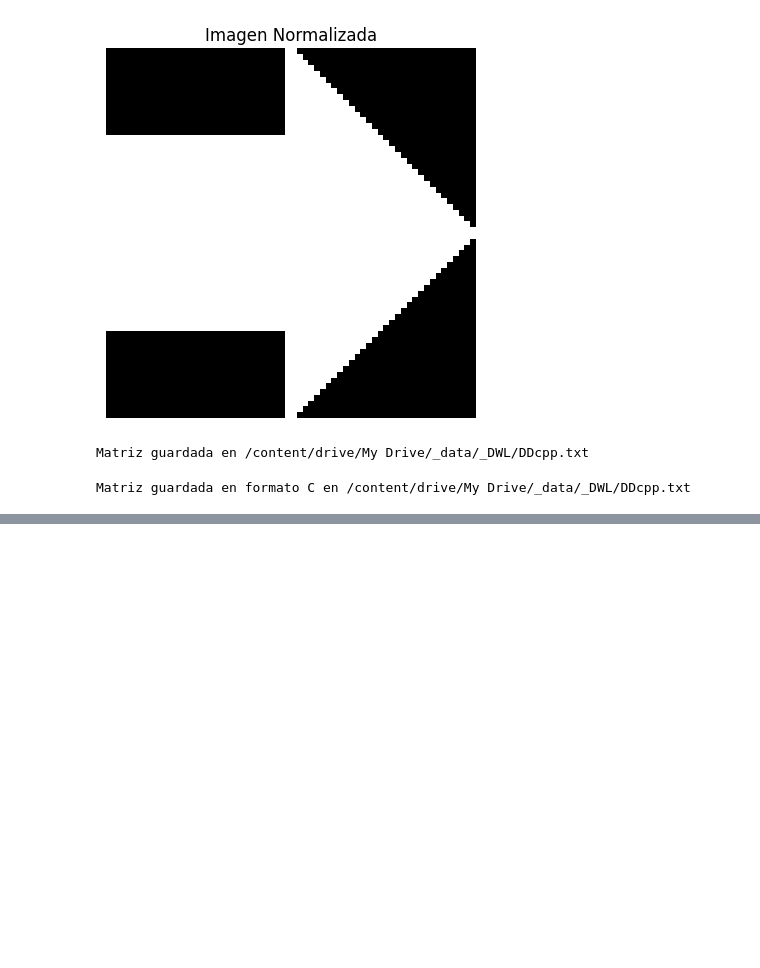
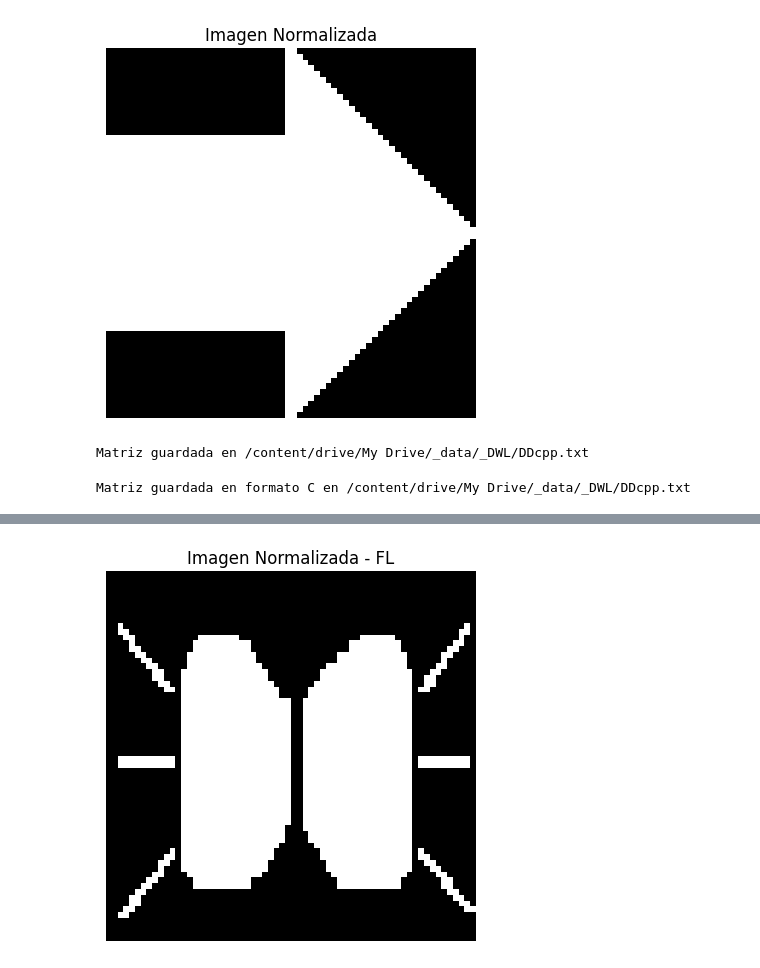
Before and after one commit to DanielOlivera/VehicleLightSystem, a Jupyter notebook: Dashboard_warning_lights.ipynb, the cells around one changed output, grey strips where cells are left out. Drawn from its saved outputs; the diff is of its cells as text; code cells hidden in the pictures; blank space fills up the shorter version.

```diff
--- a/Dashboard_warning_lights.ipynb
+++ b/Dashboard_warning_lights.ipynb
@@ -215,0 +317,11 @@ Matriz guardada en formato C en /content/drive/My Drive/_data/_DWL/DDcpp.txt
+# %%
+# FL
+img_gray_FL = 255 - cv2.imread(os.path.join(image_directory, 'FL.png'), cv2.IMREAD_UNCHANGED)[:, :, 3]
+img_gray_norm_FL = img_gray_FL / 255.0
+FLcpp = abs(img_gray_norm_FL - 1)
+plt.imshow(FLcpp, cmap='gray', vmin=0, vmax=1)
+plt.title('Imagen Normalizada - FL')
+plt.axis('off')
+plt.show()
+# %% [output]
+[figure, added]
```
Also changed, not shown: parts of 28 cells of this notebook.
